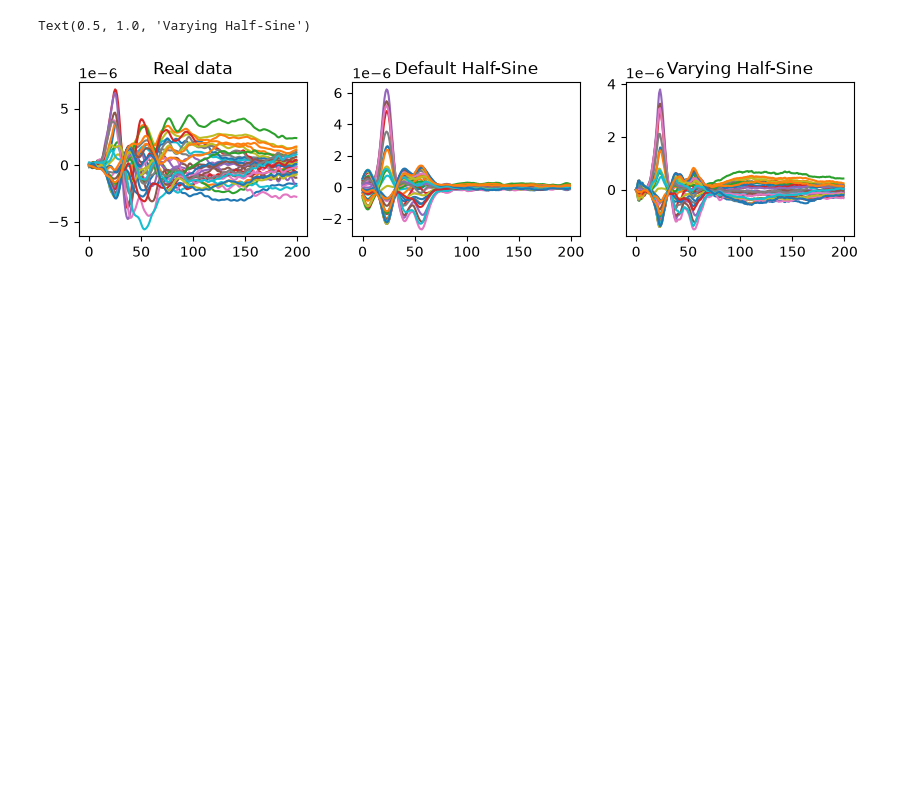
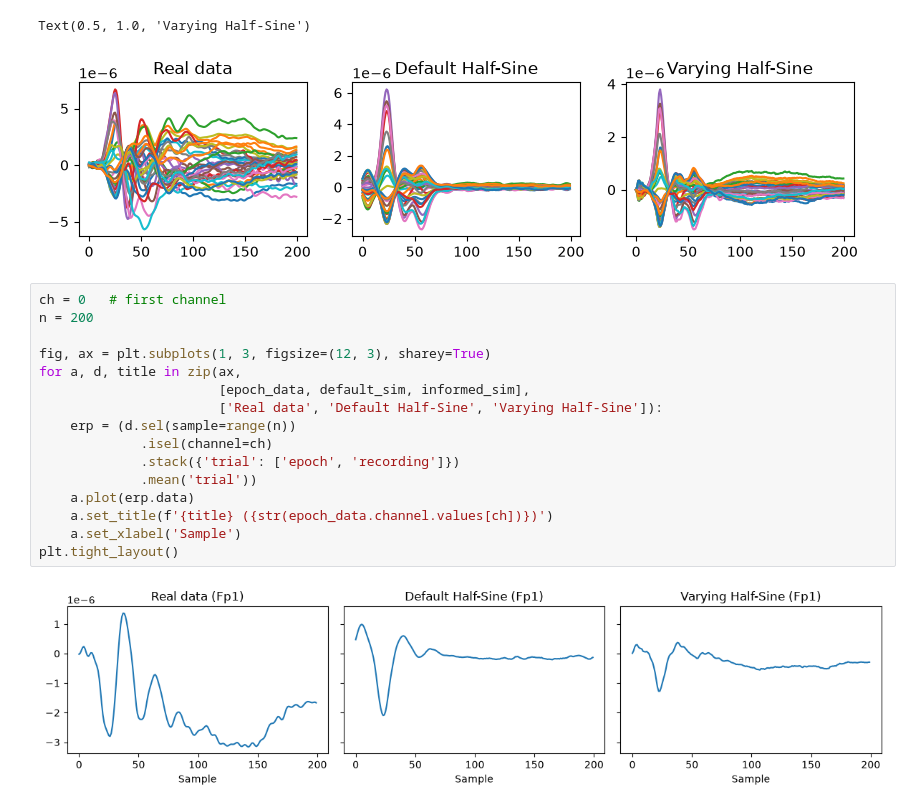
Before and after one commit to cleliamr/EEG_prediction, a Jupyter notebook: simulating_evidence_accumulation_traces-dual-mechanism_200Hz_150ms_ev30.ipynb, the cells around one changed output. Drawn from its saved outputs; the diff is of its cells as text; blank space fills up the shorter version.

```diff
--- a/simulating_evidence_accumulation_traces-dual-mechanism_200Hz_150ms_ev30.ipynb
+++ b/simulating_evidence_accumulation_traces-dual-mechanism_200Hz_150ms_ev30.ipynb
@@ -112,3 +112,21 @@ ax[2].set_title('Varying Half-Sine')
 # %% [output]
 Text(0.5, 1.0, 'Varying Half-Sine')
 [figure]
+# %%
+ch = 0   # first channel
+n = 200
+
+fig, ax = plt.subplots(1, 3, figsize=(12, 3), sharey=True)
+for a, d, title in zip(ax,
+                       [epoch_data, default_sim, informed_sim],
+                       ['Real data', 'Default Half-Sine', 'Varying Half-Sine']):
+    erp = (d.sel(sample=range(n))
+             .isel(channel=ch)
+             .stack({'trial': ['epoch', 'recording']})
+             .mean('trial'))
+    a.plot(erp.data)
+    a.set_title(f'{title} ({str(epoch_data.channel.values[ch])})')
+    a.set_xlabel('Sample')
+plt.tight_layout()
+# %% [output]
+[figure, added]
```
